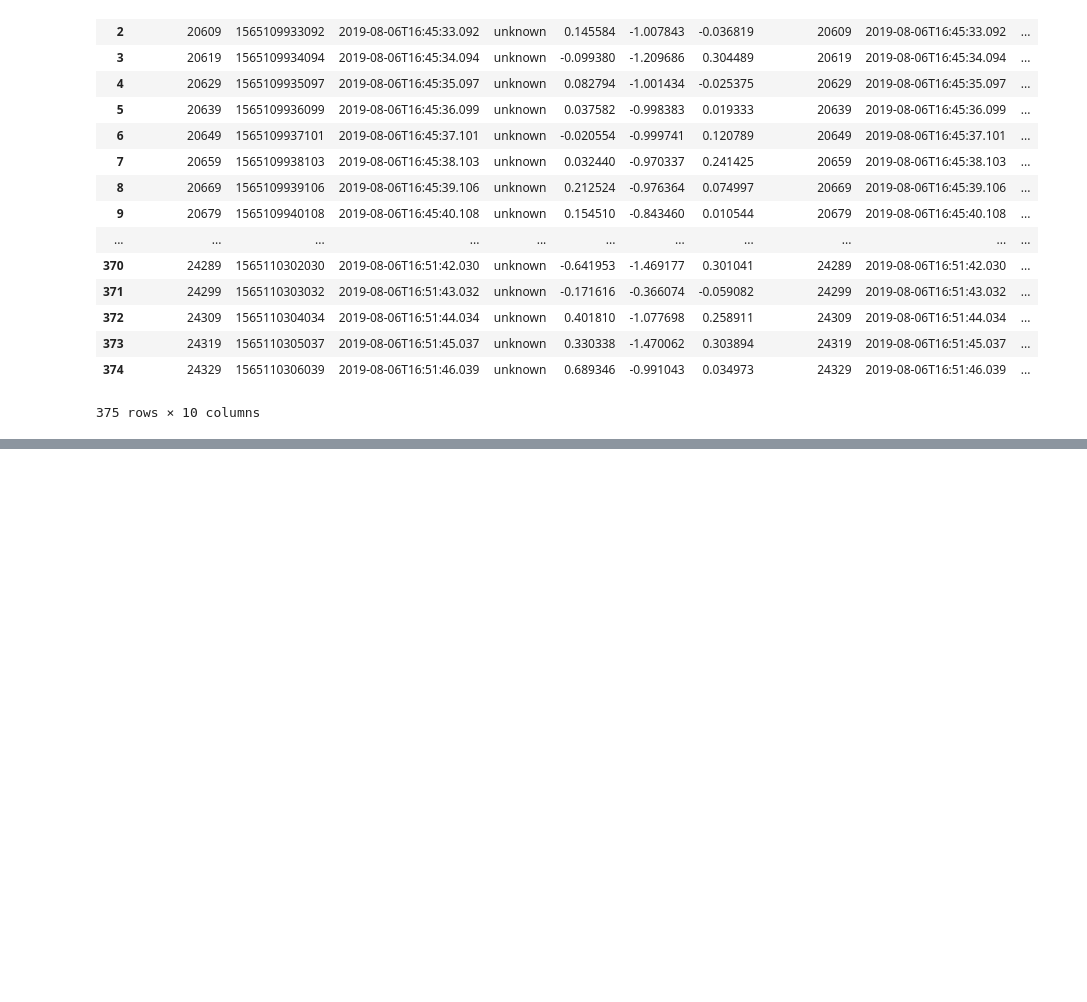
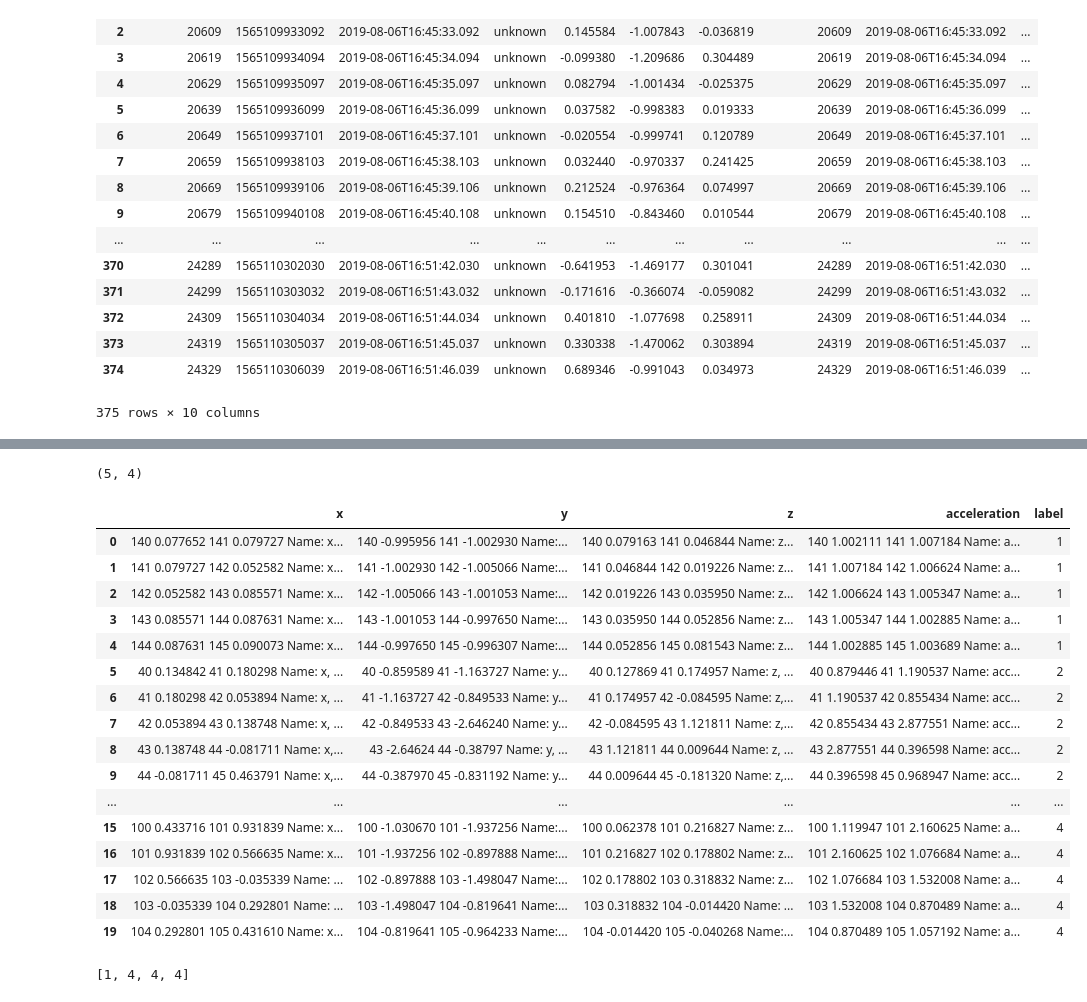
Before and after one commit to federicoweill/movement_prediction_edx_2019, a Jupyter notebook: movement_prediction-movelets.ipynb, the cells around one changed output, grey strips where cells are left out. Saved outputs shown, nothing was run; the diff lists cells and outputs as text; code cells hidden in the pictures; blank space fills up the shorter version.

Commit message:
agregando prueba con el dataframe sin rellenar

```diff
--- a/movement_prediction-movelets.ipynb
+++ b/movement_prediction-movelets.ipynb
@@ -538,0 +660,38 @@ df.to_csv(r'dfsmall.csv')
+# %%
+movelet_dict_small_1 = movelet_dict_generator_small(dfsl1,['x','y','z','acceleration'])
+# %%
+movelet_dict_small_1.shape
+# %% [output]
+(5, 4)
+# %%
+movelet_dict_small_2 = movelet_dict_generator_small(dfsl2,['x','y','z','acceleration'])
+movelet_dict_small_3 = movelet_dict_generator_small(dfsl3,['x','y','z','acceleration'])
+movelet_dict_small_4 = movelet_dict_generator_small(dfsl4,['x','y','z','acceleration'])
+# %%
+movelet_dict_small_1['label'] = 1
+movelet_dict_small_2['label'] = 2
+movelet_dict_small_3['label'] = 3
+movelet_dict_small_4 ['label'] = 4
+# %%
+movelet_dict_small = pd.concat([movelet_dict_small_1,movelet_dict_small_2,movelet_dict_small_3,movelet_dict_small_4], axis=0, join='outer', ignore_index=True, keys=None,
+          levels=None, names=None, verify_integrity=False, copy=True)
+# %%
+movelet_dict_small
+# %% [output]
+|  | x | y | z | acceleration | label |
+| 0 | 140 0.077652 141 0.079727 Name: x... | 140 -0.995956 141 -1.002930 Name:... | 140 0.079163 141 0.046844 Name: z... | 140 1.002111 141 1.007184 Name: a... | 1 |
+| 1 | 141 0.079727 142 0.052582 Name: x... | 141 -1.002930 142 -1.005066 Name:... | 141 0.046844 142 0.019226 Name: z... | 141 1.007184 142 1.006624 Name: a... | 1 |
+| 2 | 142 0.052582 143 0.085571 Name: x... | 142 -1.005066 143 -1.001053 Name:... | 142 0.019226 143 0.035950 Name: z... | 142 1.006624 143 1.005347 Name: a... | 1 |
+| 3 | 143 0.085571 144 0.087631 Name: x... | 143 -1.001053 144 -0.997650 Name:... | 143 0.035950 144 0.052856 Name: z... | 143 1.005347 144 1.002885 Name: a... | 1 |
+| 4 | 144 0.087631 145 0.090073 Name: x... | 144 -0.997650 145 -0.996307 Name:... | 144 0.052856 145 0.081543 Name: z... | 144 1.002885 145 1.003689 Name: a... | 1 |
+| 5 | 40 0.134842 41 0.180298 Name: x, ... | 40 -0.859589 41 -1.163727 Name: y... | 40 0.127869 41 0.174957 Name: z, ... | 40 0.879446 41 1.190537 Name: acc... | 2 |
+| 6 | 41 0.180298 42 0.053894 Name: x, ... | 41 -1.163727 42 -0.849533 Name: y... | 41 0.174957 42 -0.084595 Name: z,... | 41 1.190537 42 0.855434 Name: acc... | 2 |
+| 7 | 42 0.053894 43 0.138748 Name: x, ... | 42 -0.849533 43 -2.646240 Name: y... | 42 -0.084595 43 1.121811 Name: z,... | 42 0.855434 43 2.877551 Name: acc... | 2 |
+| 8 | 43 0.138748 44 -0.081711 Name: x,... | 43 -2.64624 44 -0.38797 Name: y, ... | 43 1.121811 44 0.009644 Name: z, ... | 43 2.877551 44 0.396598 Name: acc... | 2 |
+| 9 | 44 -0.081711 45 0.463791 Name: x,... | 44 -0.387970 45 -0.831192 Name: y... | 44 0.009644 45 -0.181320 Name: z,... | 44 0.396598 45 0.968947 Name: acc... | 2 |
+| ... | ... | ... | ... | ... | ... |
+| 15 | 100 0.433716 101 0.931839 Name: x... | 100 -1.030670 101 -1.937256 Name:... | 100 0.062378 101 0.216827 Name: z... | 100 1.119947 101 2.160625 Name: a... | 4 |
+| 16 | 101 0.931839 102 0.566635 Name: x... | 101 -1.937256 102 -0.897888 Name:... | 101 0.216827 102 0.178802 Name: z... | 101 2.160625 102 1.076684 Name: a... | 4 |
+| 17 | 102 0.566635 103 -0.035339 Name: ... | 102 -0.897888 103 -1.498047 Name:... | 102 0.178802 103 0.318832 Name: z... | 102 1.076684 103 1.532008 Name: a... | 4 |
+| 18 | 103 -0.035339 104 0.292801 Name: ... | 103 -1.498047 104 -0.819641 Name:... | 103 0.318832 104 -0.014420 Name: ... | 103 1.532008 104 0.870489 Name: a... | 4 |
+| 19 | 104 0.292801 105 0.431610 Name: x... | 104 -0.819641 105 -0.964233 Name:... | 104 -0.014420 105 -0.040268 Name:... | 104 0.870489 105 1.057192 Name: a... | 4 |
@@ -538,0 +702,4 @@ df.to_csv(r'dfsmall.csv')
+# %%
+labels
+# %% [output]
+[1, 4, 4, 4]
```
Also changed, not shown: parts of 15 cells of this notebook.
